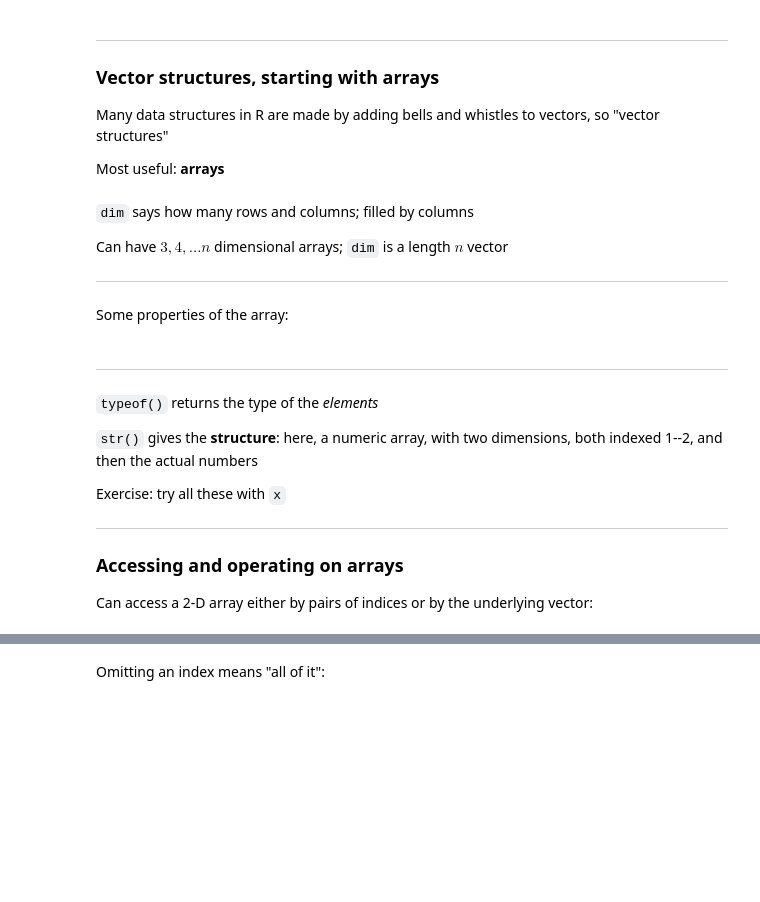
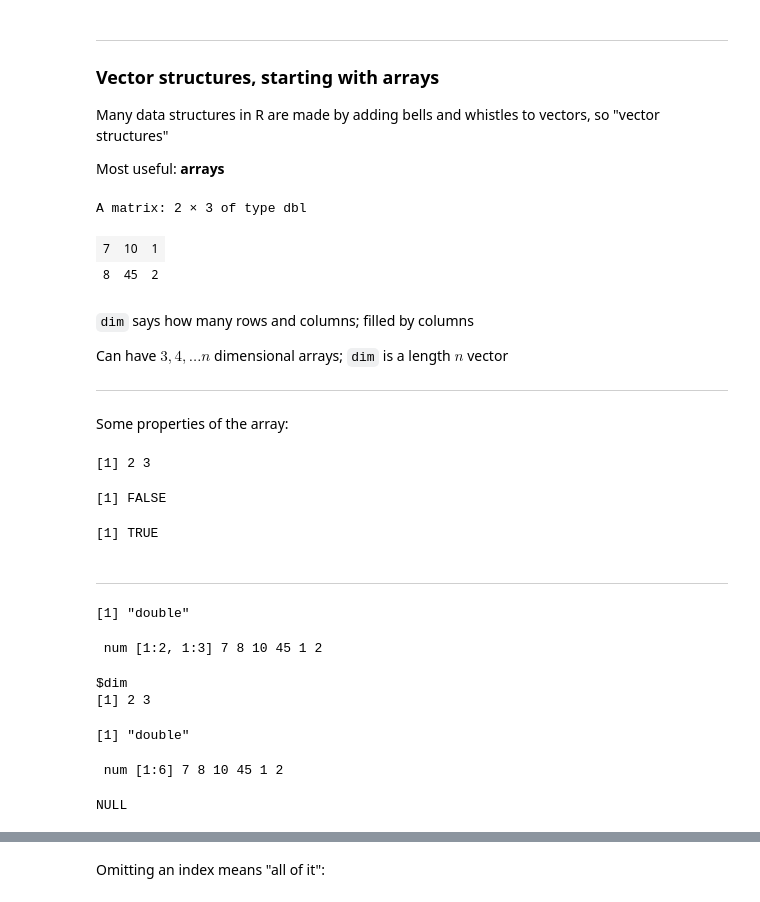
Before and after one commit to AI1379/math-practice, a Jupyter notebook: docs/Chapter2.ipynb, the cells around one changed output, grey strips where cells are left out. Drawn from its saved outputs; the diff is of its cells as text; code cells hidden in the pictures; blank space fills up the shorter version.

```diff
--- a/docs/Chapter2.ipynb
+++ b/docs/Chapter2.ipynb
@@ -243,9 +313,13 @@ Many data structures in R are made by adding bells and whistles to vectors, so "
 
 Most useful: **arrays**
 # %%
-x <- c(7, 8, 10, 45)
-x.arr <- array(x,dim=c(2,2))
+x <- c(7, 8, 10, 45, 1, 2)
+x.arr <- array(x, dim = c(2, 3))
 x.arr
+# %% [output]
+A matrix: 2 × 3 of type dbl
+| 7 | 10 | 1 |
+| 8 | 45 | 2 |
 # %% [markdown]
 `dim` says how many rows and columns; filled by columns
 
@@ -258,20 +332,26 @@ Some properties of the array:
 dim(x.arr)
 is.vector(x.arr)
 is.array(x.arr)
+# %% [output]
+[1] 2 3
+[1] FALSE
+[1] TRUE
 # %% [markdown]
 ---
 # %%
 typeof(x.arr)
 str(x.arr)
 attributes(x.arr)
+# %% [output]
+[1] "double"
+ num [1:2, 1:3] 7 8 10 45 1 2
+$dim
+[1] 2 3
-# %% [markdown]
-`typeof()` returns the type of the _elements_
-
-`str()` gives the **structure**: here, a numeric array, with two dimensions, both indexed 1--2, and then the actual numbers
-
-Exercise: try all these with `x`
-
----
-### Accessing and operating on arrays
-
-Can access a 2-D array either by pairs of indices or by the underlying vector:
+# %%
+typeof(x)
+str(x)
+attributes(x)
+# %% [output]
+[1] "double"
+ num [1:6] 7 8 10 45 1 2
+NULL
```
Also changed, not shown: parts of 64 cells of this notebook, 30 other files.
